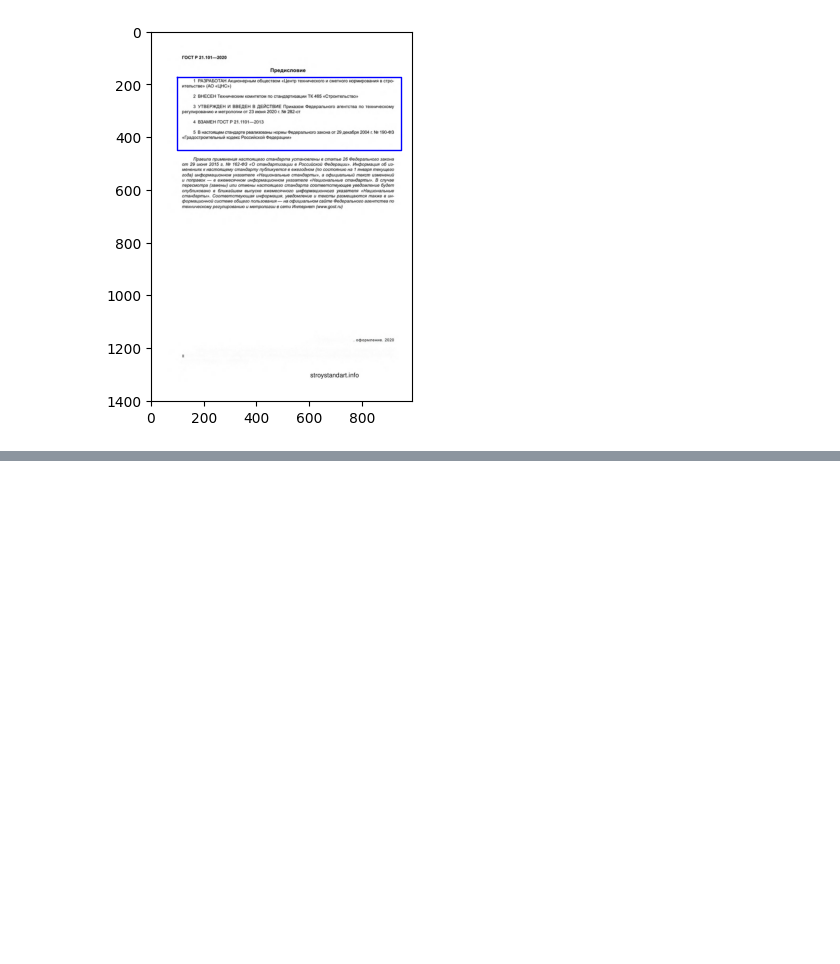
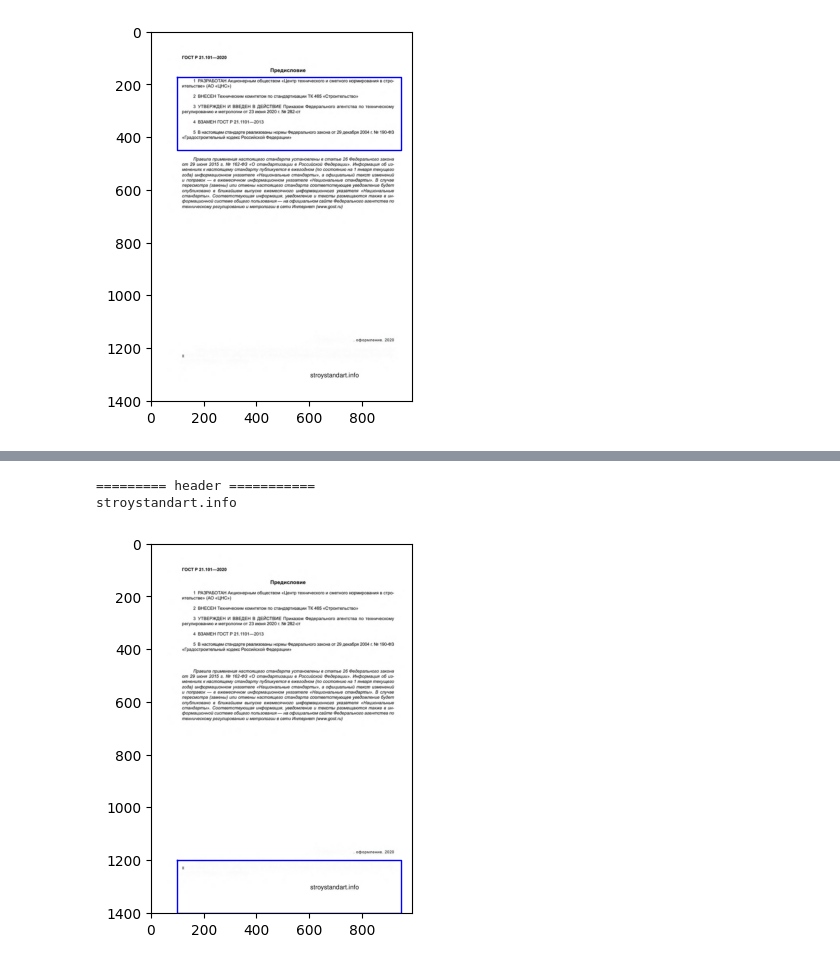
Before and after one commit to Dann38/layout_highlighter, a Jupyter notebook: imgDoc/examples/07-extract_block.ipynb, the cells around one changed output, grey strips where cells are left out. Drawn from its saved outputs; the diff is of its cells as text; code cells hidden in the pictures; blank space fills up the shorter version.

```diff
--- a/imgDoc/examples/07-extract_block.ipynb
+++ b/imgDoc/examples/07-extract_block.ipynb
@@ -44,0 +60,12 @@ print(block.get_text())
+# %%
+block3 = doc.get_info_from_segment(num_page=0, x_top_left=100, y_top_left=1200,
+                                  x_bottom_right=950, y_bottom_right=1400,
+                                  conf=conf)
+doc.pages[0].image.plot()
+block3.segment.plot()
+print(f"========= {block3.label} ===========")
+print(block3.get_text())
+# %% [output]
+========= header ===========
+stroystandart.info
+[figure, added]
```
Also changed, not shown: parts of 9 cells of this notebook, 1 other file.
